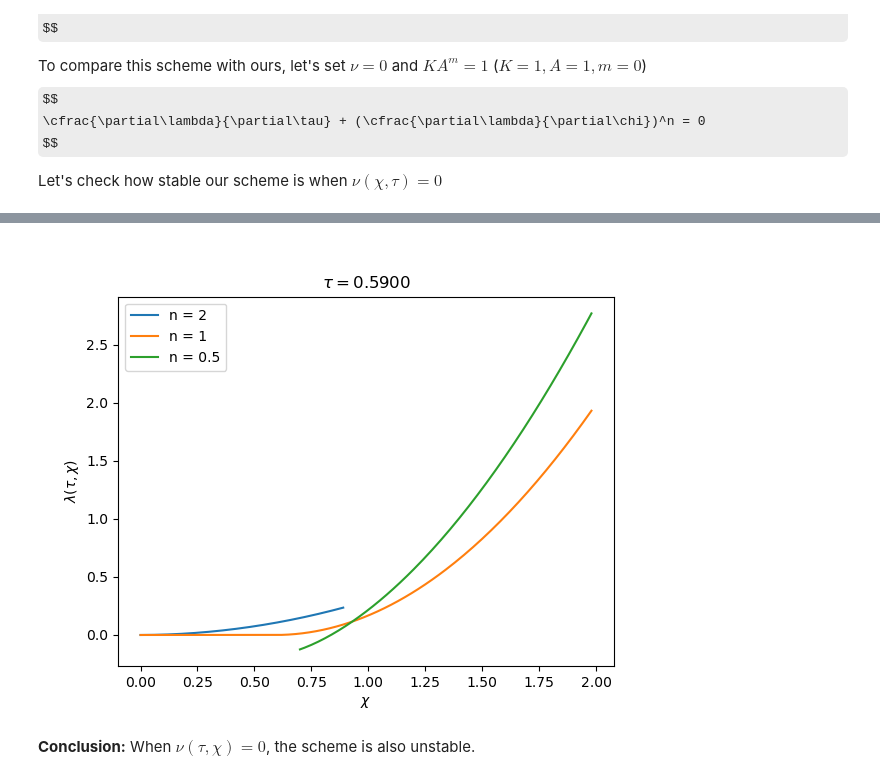
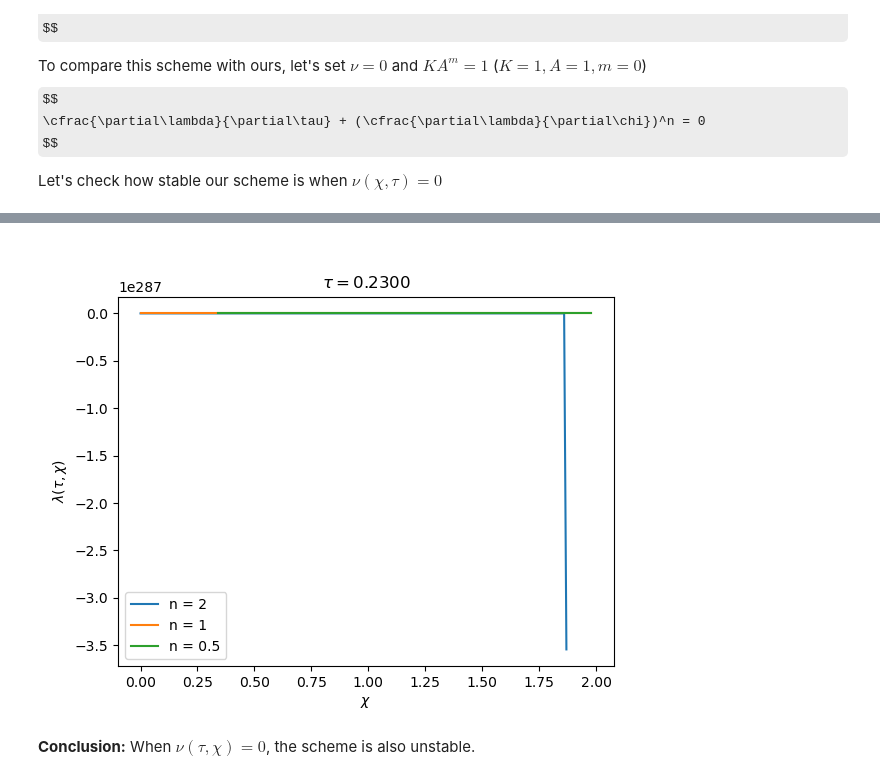
Before and after one commit to zimfv/river-profiles, a Jupyter notebook: River Profile Approximation.ipynb, the cells around one changed output, grey strips where cells are left out. Saved outputs shown, nothing was run; the diff lists cells and outputs as text; code cells hidden in the pictures; some formulas as TeX source.

Commit message:
Change image selection and unite few bars

```diff
--- a/River Profile Approximation.ipynb
+++ b/River Profile Approximation.ipynb
@@ -241,8 +245,12 @@ For solution n=0.5 calculated in 0.0138 seconds.
 generated and saved to path gifs/approx1nu0.gif
 # %%
-images[len(images)//5]
+# Choose the the latest image containing big absolute value
+sols = np.array(sols)
+image_index = abs(sols)*np.arange(ntau).reshape([1, ntau, 1])
+image_index = np.where(image_index == np.unique(image_index)[-2])[1][0]
+images[image_index]
 # %% [output]
-[figure, old version]
+[figure, new version]
 # %% [markdown]
 __Conclusion:__ When $\nu(\tau, \chi) = 0$, the scheme is also unstable.
 # %% [markdown]
```
Also changed, not shown: parts of 14 cells of this notebook.
